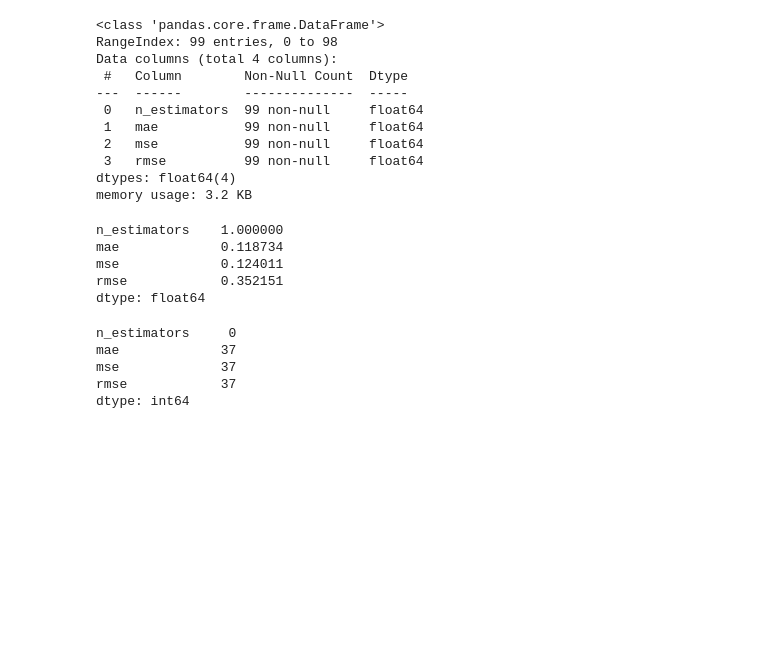
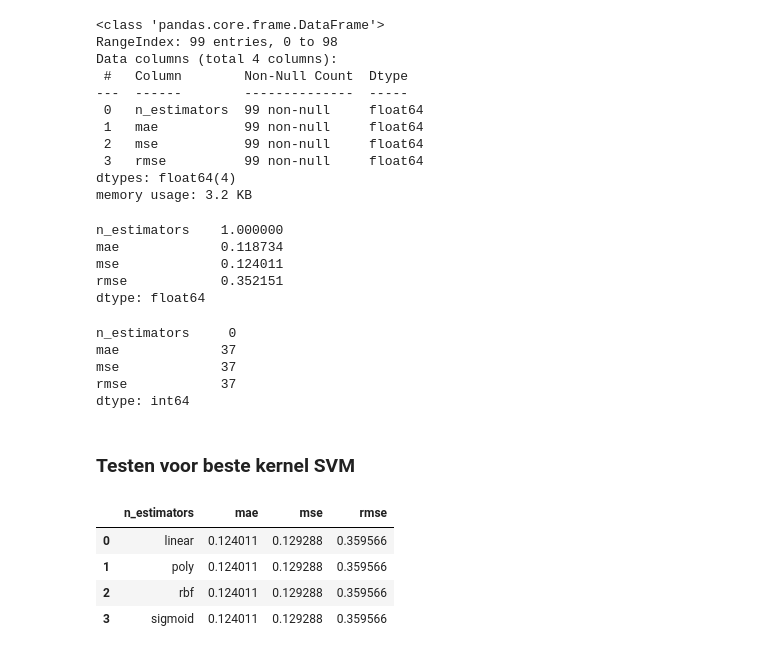
Before and after one commit to RemcoDewlde/introduction_to_machine-learning_windesheim, a Jupyter notebook: machine_learning.ipynb, the cells around one changed output. Drawn from its saved outputs; the diff is of its cells as text; code cells hidden in the pictures; blank space fills up the shorter version.

Commit message:
added a test for svm

```diff
--- a/machine_learning.ipynb
+++ b/machine_learning.ipynb
@@ -529,3 +529,26 @@ mae             37
 mse             37
 rmse            37
 dtype: int64
+# %% [markdown]
+### Testen voor beste kernel SVM
+# %%
+kernel = ['linear', 'poly', 'rbf', 'sigmoid']
+data = []
+
+
+for i in kernel:
+    svclassifier = SVC(kernel=i, probability=True)
+    svclassifier.fit(X_train, y_train)
+    y_pred_svm = svclassifier.predict(X_test)
+    serie = pd.Series([i, mean_absolute_error(y_test, y_pred), mean_squared_error(y_test, y_pred), np.sqrt(mean_squared_error(y_test, y_pred))], index=['kernel', 'mae', 'mse', 'rmse'])
+    data.append(serie)
+# %%
+svm_df = pd.DataFrame(data)
+# %%
+svm_df
+# %% [output]
+|  | n_estimators | mae | mse | rmse |
+| 0 | linear | 0.124011 | 0.129288 | 0.359566 |
+| 1 | poly | 0.124011 | 0.129288 | 0.359566 |
+| 2 | rbf | 0.124011 | 0.129288 | 0.359566 |
+| 3 | sigmoid | 0.124011 | 0.129288 | 0.359566 |
```
Also changed, not shown: parts of 6 cells of this notebook.
